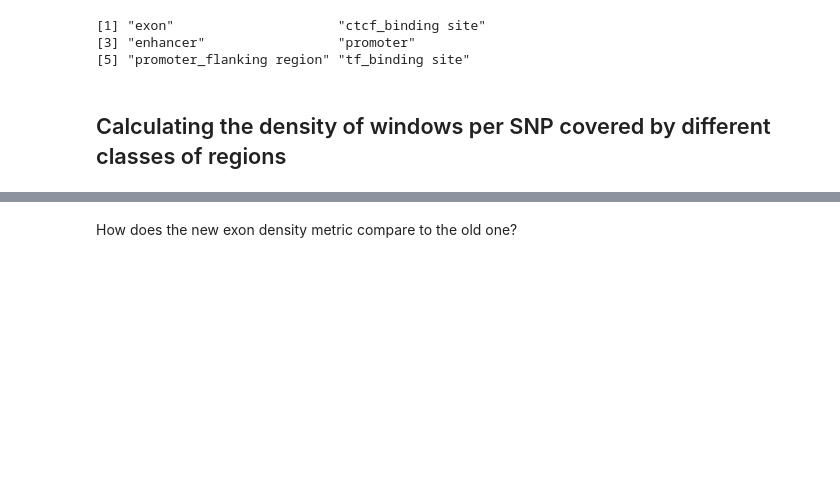
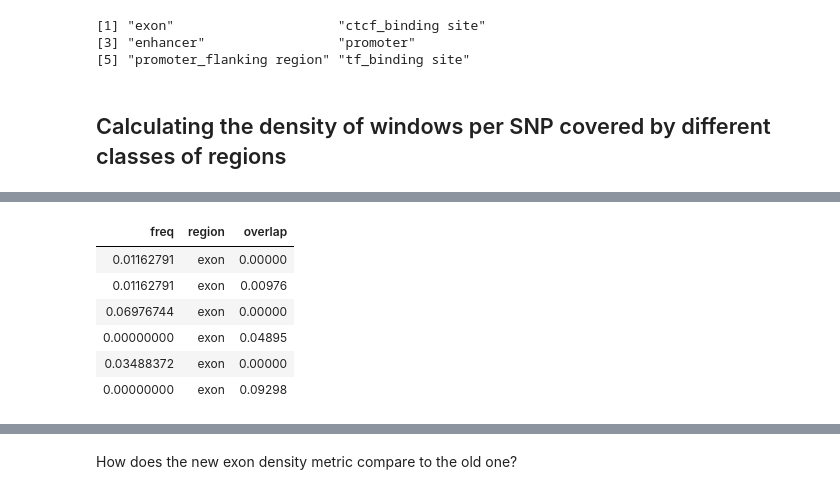
Before and after one commit to bodkan/nea-over-time, a Jupyter notebook: notebooks/introgression_predictors.ipynb, the cells around one changed output, grey strips where cells are left out. Cells and saved outputs as stored; diff of their text form; code cells hidden in the pictures; blank space fills up the shorter version.

```diff
--- a/notebooks/introgression_predictors.ipynb
+++ b/notebooks/introgression_predictors.ipynb
@@ -382,0 +434,10 @@ save(sites, file="../RData/annotations.RData")
+# %%
+head(freq_region)
+# %% [output]
+| freq | region | overlap |
+| 0.01162791 | exon | 0.00000 |
+| 0.01162791 | exon | 0.00976 |
+| 0.06976744 | exon | 0.00000 |
+| 0.00000000 | exon | 0.04895 |
+| 0.03488372 | exon | 0.00000 |
+| 0.00000000 | exon | 0.09298 |
```
Also changed, not shown: parts of 10 cells of this notebook.
